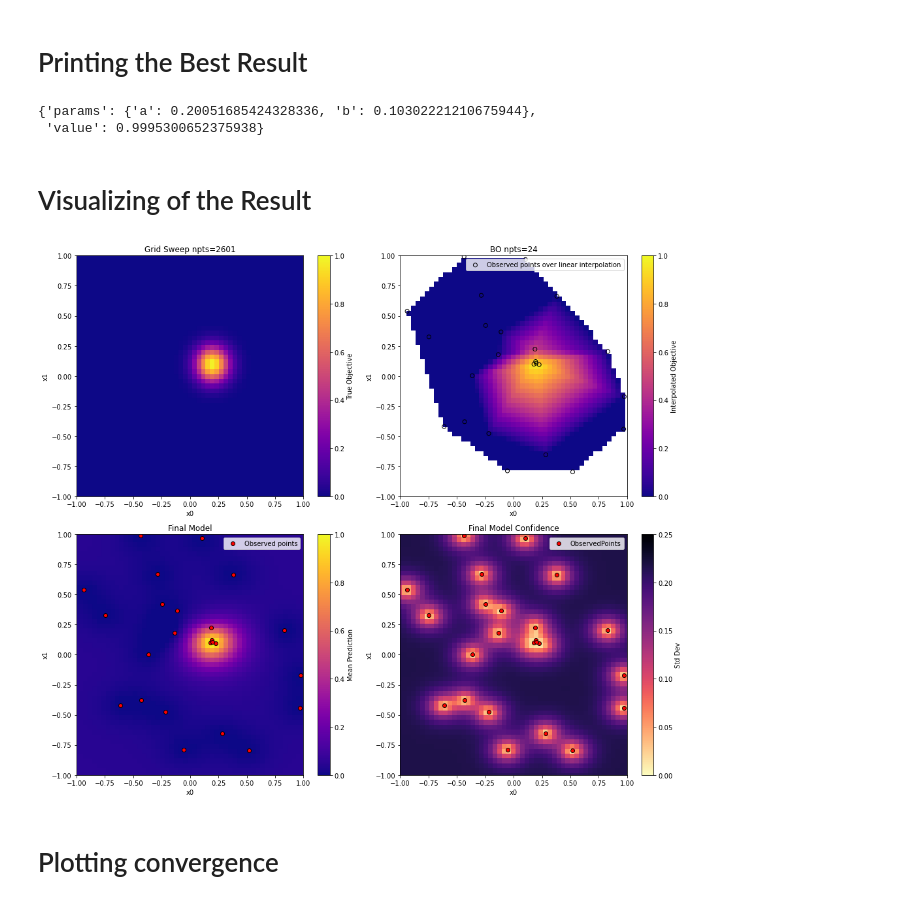
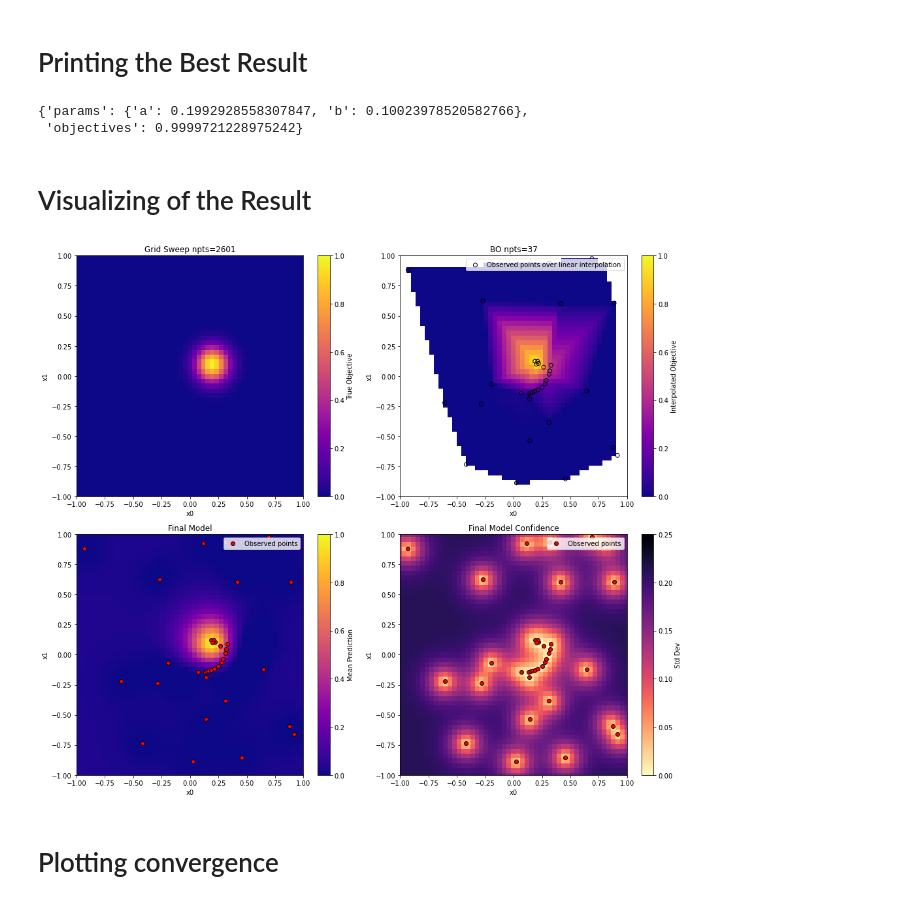
Before and after one commit to dnzckn/BasicBO, a Jupyter notebook: AX_BO_tutorial.ipynb, the cells around one changed output. Saved outputs shown, nothing was run; the diff lists cells and outputs as text; code cells hidden in the pictures.

```diff
--- a/AX_BO_tutorial.ipynb
+++ b/AX_BO_tutorial.ipynb
@@ -102,10 +80,10 @@ Stopping early: Optimization converged.
 # Printing the Best Result
 # %%
 # real peak @ 1 = (0.2, 0.1)
-results['best_result']
+all_obs['best_result']
 # %% [output]
-{'params': {'a': 0.20051685424328336, 'b': 0.10302221210675944},
- 'value': 0.9995300652375938}
+{'params': {'a': 0.1992928558307847, 'b': 0.10023978520582766},
+ 'objectives': 0.9999721228975242}
 # %% [markdown]
 # Visualizing of the Result
 # %%
@@ -114,19 +92,28 @@ from ax.core.observation import ObservationFeatures
 import matplotlib.pyplot as plt
 from scipy.interpolate import griddata
 
-# --- Extract observed x0, x1, and objective values ---
-x0_vals = [p[param_names[0]] for p in results["suggested_params"]]
-x1_vals = [p[param_names[1]] for p in results["suggested_params"]]
+# --- Extract observed x0, x1, and objective means ---
+# (We take only the first element of each (mean, sem) tuple)
+x0_vals = [p[param_names[0]] for p in all_obs["params"]]
+x1_vals = [p[param_names[1]] for p in all_obs["params"]]
+obj_means = [obj_tuple[0] for obj_tuple in all_obs["objectives"]]
 
 # --- Grid Sweep: True Objective Function ---
 x0 = np.linspace(-1, 1, 51)
 x1 = np.linspace(-1, 1, 51)
 x0_grid, x1_grid = np.meshgrid(x0, x1)
-objective_grid = np.exp(-((x0_grid - centers[0]) ** 2 + (x1_grid - centers[1]) ** 2) / (2 * sigma**2))
+objective_grid = np.exp(
+    -((x0_grid - centers[0]) ** 2 + (x1_grid - centers[1]) ** 2) / (2 * sigma**2)
+)
 
-# --- Interpolated Surface ---
+# --- Interpolated Surface from Observations ---
 x0_interp_grid, x1_interp_grid = np.meshgrid(x0, x1)
-objective_interp = griddata((x0_vals, x1_vals), observed_objective, (x0_interp_grid, x1_interp_grid), method="linear")
+objective_interp = griddata(
+    (x0_vals, x1_vals),
+    obj_means,
+    (x0_interp_grid, x1_interp_grid),
+    method="linear"
+)
 
 # --- Model Predictions (Mean and Std Dev) ---
 # Prepare grid for evaluation
@@ -134,57 +121,66 @@ mesh = np.column_stack([x0_grid.ravel(), x1_grid.ravel()])
 
 # Convert grid points to Ax-compatible observation features
 observation_features = [
-    ObservationFeatures(parameters={param_names[0]: float(x0_val), param_names[1]: float(x1_val)})
+    ObservationFeatures(parameters={
+        param_names[0]: float(x0_val),
+        param_names[1]: float(x1_val)
+    })
     for x0_val, x1_val in mesh
 ]
 
-# Predict using the model
+# Predict using the final model
 mean_dict, cov_dict = final_model.predict(observation_features)
 
 # Extract mean and covariance
 mean_objective = np.array(mean_dict["objective"])
 cov_objective = np.array(cov_dict["objective"]["objective"])
 
 # Compute variance and standard deviation
 var = cov_objective if cov_objective.ndim == 1 else np.diag(cov_objective)
 std = np.sqrt(var)
 
-# Reshape predictions to grid
+# Reshape predictions to the grid
 f_mean_grid = mean_objective.reshape(x0_grid.shape)
-f_std_grid = std.reshape(x0_grid.shape)
+f_std_grid  = std.reshape(x0_grid.shape)
 
 # --- Plot Results in a 2x2 Grid ---
 fig, ax = plt.subplots(2, 2, figsize=(14, 12))
 
 # Titles and labels
 titles = ["Grid Sweep npts=2601", f"BO npts={len(x0_vals)}", "Final Model", "Final Model Confidence"]
 
 cbar_labels = ["True Objective", "Interpolated Objective", "Mean Prediction", "Std Dev"]
-plot_labels = [None, "Observed points over linear interpolation", "Observed points", "ObservedPoints"]
-data = [objective_grid, objective_interp, f_mean_grid, f_std_grid]
-cmaps = ["plasma", "plasma", "plasma", "magma_r"]
-vmins = [0, 0, 0, 0]
-vmaxs = [1, 1, 1, 0.25]
+plot_labels = [None, "Observed points over linear interpolation", "Observed points", "Observed points"]
+data   = [objective_grid, objective_interp, f_mean_grid, f_std_grid]
+cmaps  = ["plasma", "plasma", "plasma", "magma_r"]
+vmins  = [0, 0, 0, 0]
+vmaxs  = [1, 1, 1, 0.25]
 scatter_colors = ["none", "none", "red", "red"]
 
+for i, ax_i in enumerate(ax.flat):
+    c = ax_i.pcolormesh(x0_grid, x1_grid, data[i],
+                        shading="auto", cmap=cmaps[i],
+                        vmin=vmins[i], vmax=vmaxs[i])
+    if i > 0:
+        ax_i.scatter(
+            x0_vals, x1_vals,
+            edgecolor="black",
+            facecolor=scatter_colors[i],
+            label=plot_labels[i]
+        )
+        ax_i.legend(loc="upper right")
 
-for i, ax in enumerate(ax.flat):
-    c = ax.pcolormesh(x0_grid, x1_grid, data[i], shading="auto", cmap=cmaps[i], vmin=vmins[i], vmax=vmaxs[i])
-    if i > 0:
-        ax.scatter(x0_vals, x1_vals, edgecolor="black", facecolor=scatter_colors[i], label=plot_labels[i])
-        ax.legend(loc="upper right")
-    ax.set_title(titles[i])
-    ax.set_xlabel("x0")
-    ax.set_ylabel("x1")
-    ax.set_xlim(-1, 1)
-    ax.set_ylim(-1, 1)
-    fig.colorbar(c, ax=ax, label=cbar_labels[i])
+    ax_i.set_title(titles[i])
+    ax_i.set_xlabel("x0")
+    ax_i.set_ylabel("x1")
+    ax_i.set_xlim(-1, 1)
+    ax_i.set_ylim(-1, 1)
+    fig.colorbar(c, ax=ax_i, label=cbar_labels[i])
 
-# Adjust layout and show
 plt.tight_layout()
 plt.show()
 # %% [output]
-[figure, old version]
+[figure, new version]
 # %% [markdown]
 # Plotting convergence
 # %%
```
Also changed, not shown: parts of 2 cells of this notebook, 2 other files.
